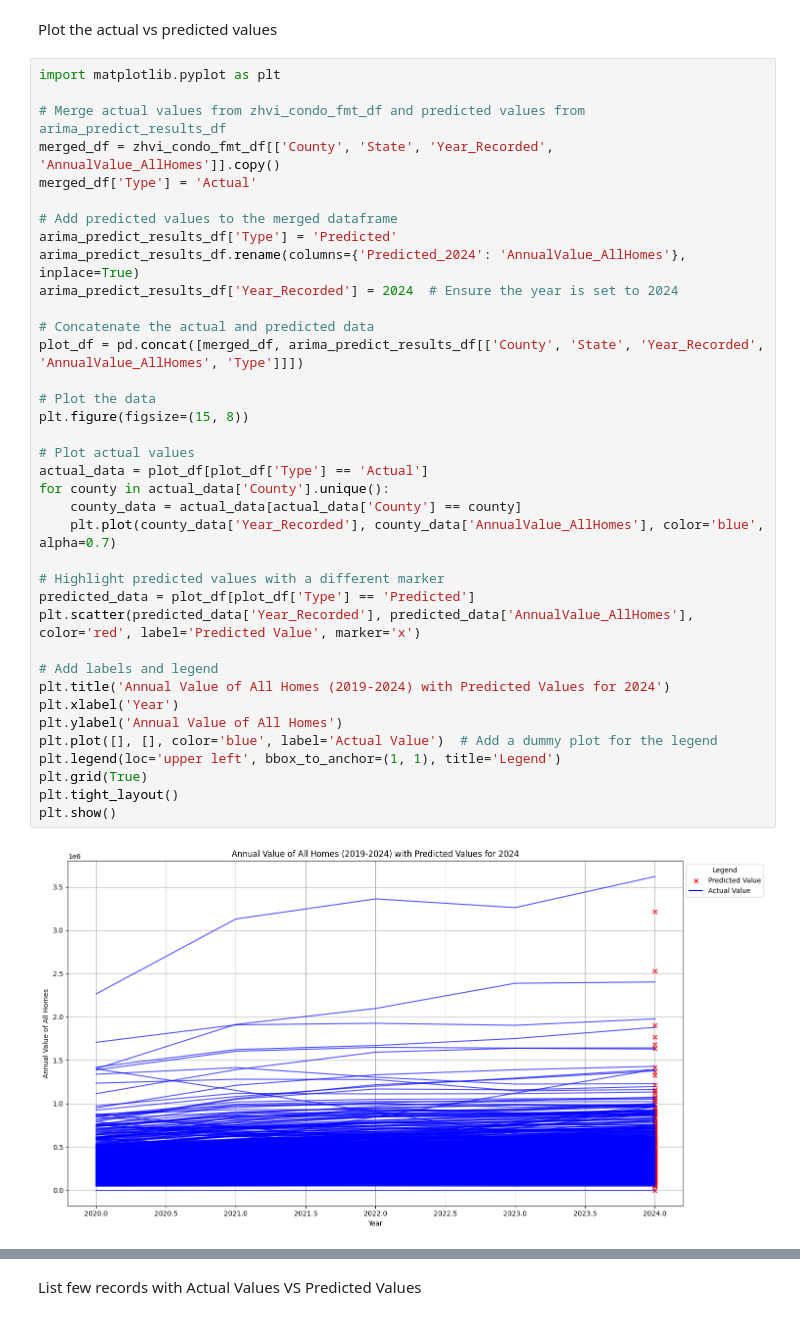
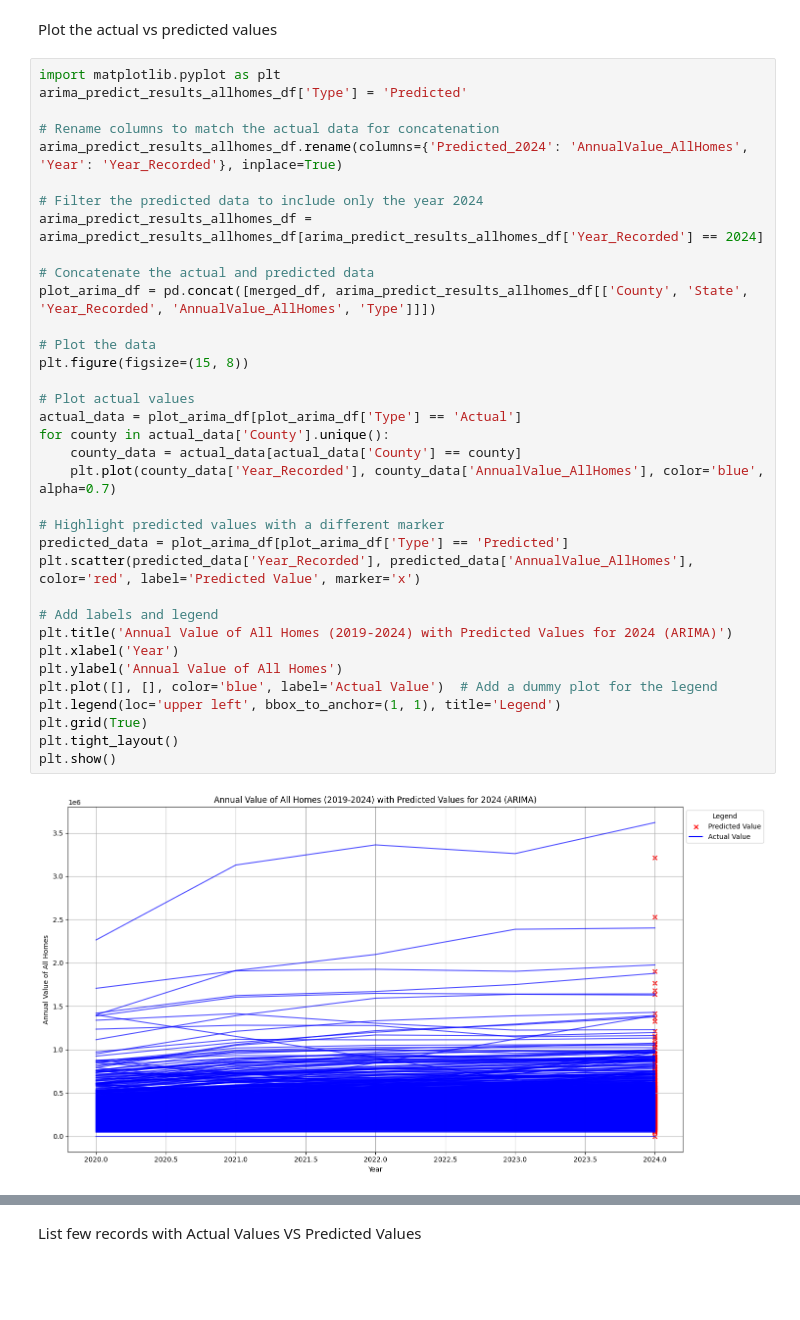
Before and after one commit to KavyaGurram2000/DS_2025_TeamE, a Jupyter notebook: code/TimeSeriesModels_DSCI8950.ipynb, the cells around one changed output, grey strips where cells are left out. Cells and saved outputs as stored; diff of their text form; blank space fills up the shorter version.

```diff
--- a/code/TimeSeriesModels_DSCI8950.ipynb
+++ b/code/TimeSeriesModels_DSCI8950.ipynb
@@ -180,40 +280,38 @@ Overall RMSE: 13370
 Plot the actual vs predicted values
 # %%
 import matplotlib.pyplot as plt
+arima_predict_results_allhomes_df['Type'] = 'Predicted'
 
-# Merge actual values from zhvi_condo_fmt_df and predicted values from arima_predict_results_df
-merged_df = zhvi_condo_fmt_df[['County', 'State', 'Year_Recorded', 'AnnualValue_AllHomes']].copy()
-merged_df['Type'] = 'Actual'
+# Rename columns to match the actual data for concatenation
+arima_predict_results_allhomes_df.rename(columns={'Predicted_2024': 'AnnualValue_AllHomes', 'Year': 'Year_Recorded'}, inplace=True)
 
-# Add predicted values to the merged dataframe
-arima_predict_results_df['Type'] = 'Predicted'
-arima_predict_results_df.rename(columns={'Predicted_2024': 'AnnualValue_AllHomes'}, inplace=True)
-arima_predict_results_df['Year_Recorded'] = 2024  # Ensure the year is set to 2024
+# Filter the predicted data to include only the year 2024
+arima_predict_results_allhomes_df = arima_predict_results_allhomes_df[arima_predict_results_allhomes_df['Year_Recorded'] == 2024]
 
 # Concatenate the actual and predicted data
-plot_df = pd.concat([merged_df, arima_predict_results_df[['County', 'State', 'Year_Recorded', 'AnnualValue_AllHomes', 'Type']]])
+plot_arima_df = pd.concat([merged_df, arima_predict_results_allhomes_df[['County', 'State', 'Year_Recorded', 'AnnualValue_AllHomes', 'Type']]])
 
 # Plot the data
 plt.figure(figsize=(15, 8))
 
 # Plot actual values
-actual_data = plot_df[plot_df['Type'] == 'Actual']
+actual_data = plot_arima_df[plot_arima_df['Type'] == 'Actual']
 for county in actual_data['County'].unique():
     county_data = actual_data[actual_data['County'] == county]
     plt.plot(county_data['Year_Recorded'], county_data['AnnualValue_AllHomes'], color='blue', alpha=0.7)
 
 # Highlight predicted values with a different marker
-predicted_data = plot_df[plot_df['Type'] == 'Predicted']
+predicted_data = plot_arima_df[plot_arima_df['Type'] == 'Predicted']
 plt.scatter(predicted_data['Year_Recorded'], predicted_data['AnnualValue_AllHomes'], color='red', label='Predicted Value', marker='x')
 
 # Add labels and legend
-plt.title('Annual Value of All Homes (2019-2024) with Predicted Values for 2024')
+plt.title('Annual Value of All Homes (2019-2024) with Predicted Values for 2024 (ARIMA)')
 plt.xlabel('Year')
 plt.ylabel('Annual Value of All Homes')
 plt.plot([], [], color='blue', label='Actual Value')  # Add a dummy plot for the legend
 plt.legend(loc='upper left', bbox_to_anchor=(1, 1), title='Legend')
 plt.grid(True)
 plt.tight_layout()
 plt.show()
 # %% [output]
-[figure, old version]
+[figure, new version]
```
Also changed, not shown: parts of 26 cells of this notebook, 2 other files.
